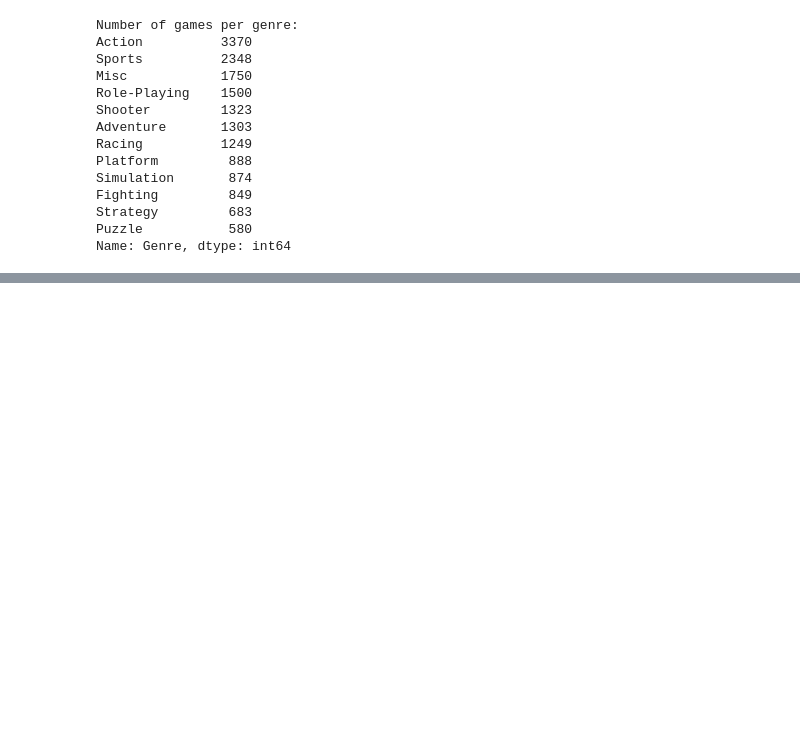
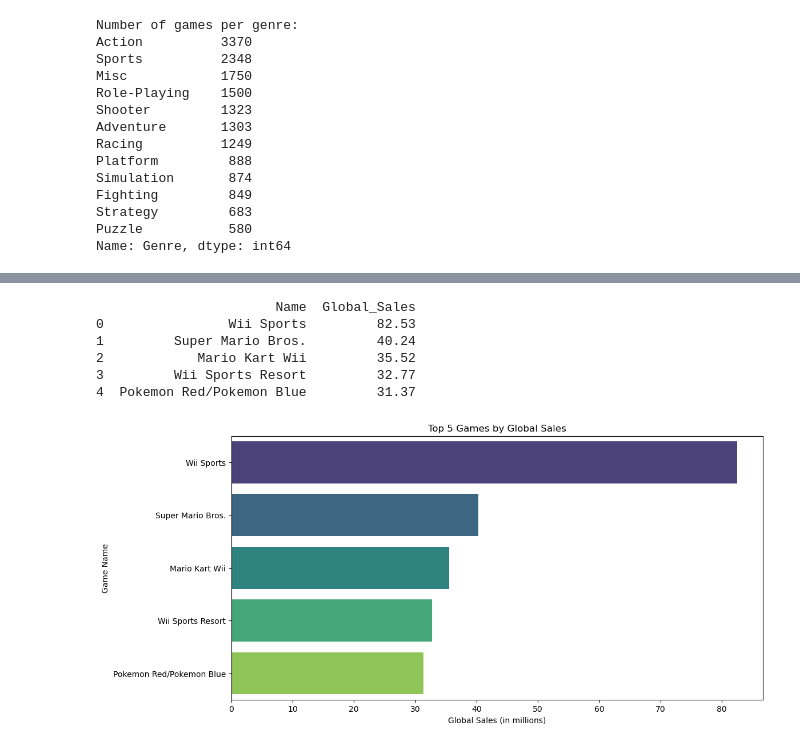
Before and after one commit to LukeHolmessba23038/Data-Visualisation, a Jupyter notebook: Data Visualisation CA01 S2 2024.ipynb, the cells around one changed output, grey strips where cells are left out. Saved outputs shown, nothing was run; the diff lists cells and outputs as text; code cells hidden in the pictures; blank space fills up the shorter version.

```diff
--- a/Data Visualisation CA01 S2 2024.ipynb
+++ b/Data Visualisation CA01 S2 2024.ipynb
@@ -36,3 +91,12 @@ User_Count         9129
 Developer          6623
 Rating             6769
 dtype: int64
+# %%
+# Remove rows where 'Name' or 'Genre' is missing
+df.dropna(subset=['Name', 'Genre'], inplace=True)
+
+# Replace missing 'Publisher' values with 'Unknown'
+df['Publisher'].fillna('Unknown', inplace=True)
+
+# Display the DataFrame to confirm changes
+df.head()
@@ -135,0 +256,22 @@ plt.show()
+# %%
+# Sort the DataFrame by 'Global_Sales' select the top 5
+top_5_games = df.sort_values(by='Global_Sales', ascending=False).head(5)
+
+# Display the top 5 games
+print(top_5_games[['Name', 'Global_Sales']])
+# %% [output]
+                       Name  Global_Sales
+0                Wii Sports         82.53
+1         Super Mario Bros.         40.24
+2            Mario Kart Wii         35.52
+3         Wii Sports Resort         32.77
+4  Pokemon Red/Pokemon Blue         31.37
+# %%
+plt.figure(figsize=(12, 6))
+sns.barplot(x='Global_Sales', y='Name', data=top_5_games, palette='viridis')
+plt.title('Top 5 Games by Global Sales')
+plt.xlabel('Global Sales (in millions)')
+plt.ylabel('Game Name')
+plt.show()
+# %% [output]
+[figure, added]
```
Also changed, not shown: parts of 91 cells of this notebook.
